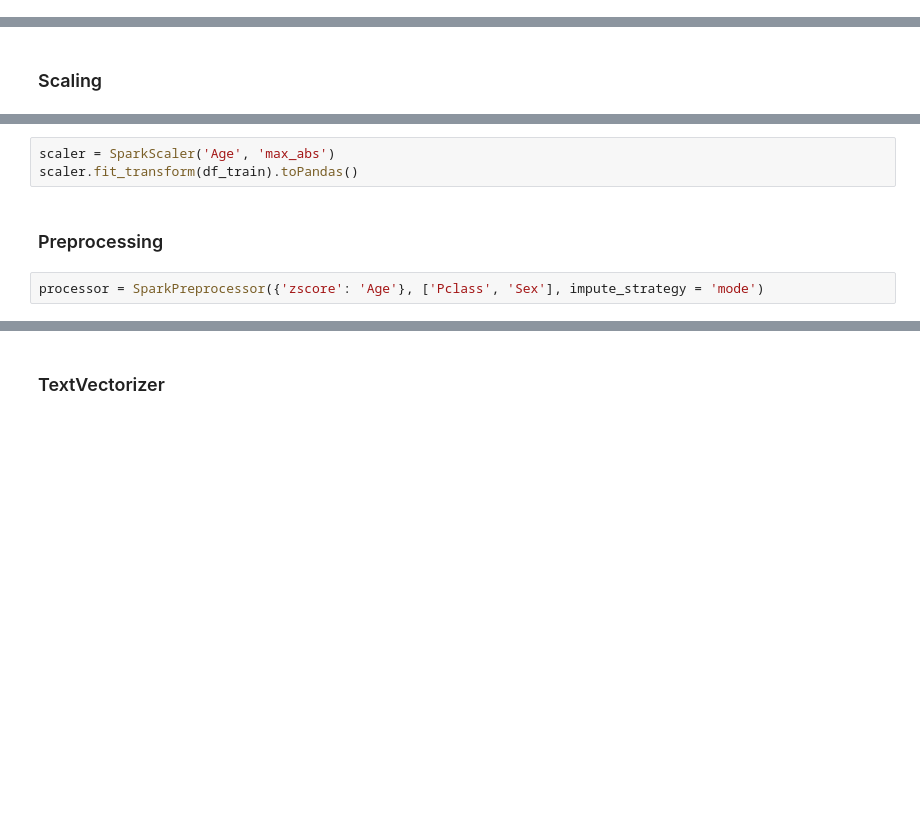
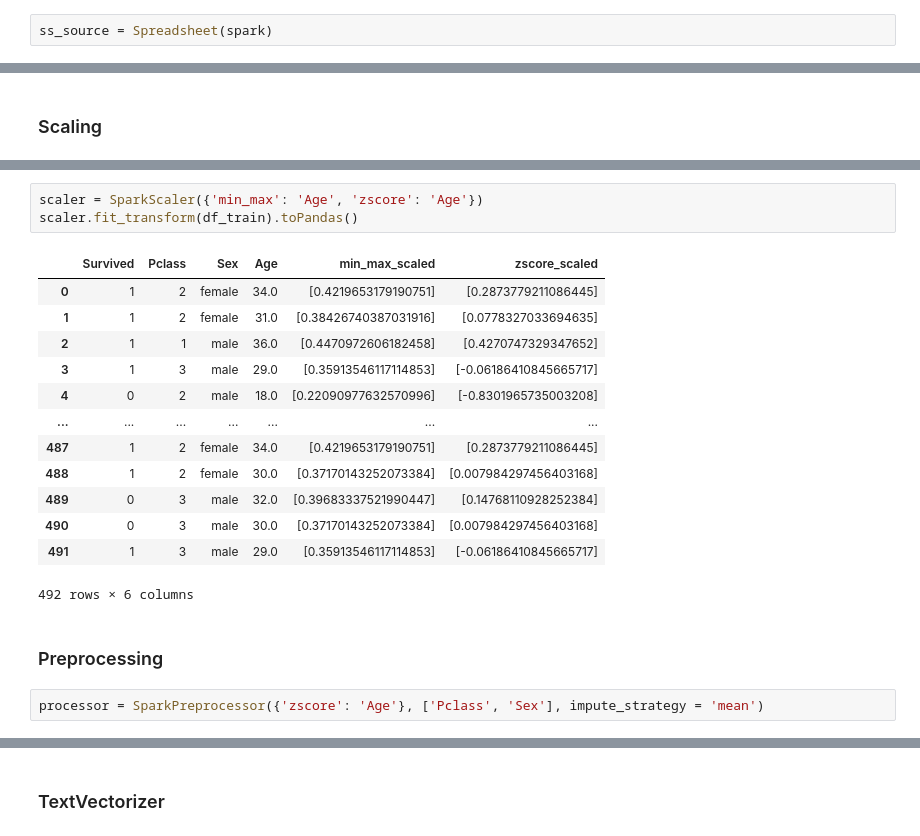
Before and after one commit to A3Data/hermione, a Jupyter notebook: hermione/module_templates/__IMPLEMENTED_PYSPARK__/src/ml/notebooks/Examples.ipynb, the cells around one changed output, grey strips where cells are left out. Cells and saved outputs as stored; diff of their text form; blank space fills up the shorter version.

```diff
--- a/hermione/module_templates/__IMPLEMENTED_PYSPARK__/src/ml/notebooks/Examples.ipynb
+++ b/hermione/module_templates/__IMPLEMENTED_PYSPARK__/src/ml/notebooks/Examples.ipynb
@@ -32 +34,3 @@ spark = (
+# %%
+ss_source = Spreadsheet(spark)
 # %%
@@ -47,9 +105,23 @@ scaler.transform(df_train).toPandas()
 # %%
-scaler = SparkScaler('Age', 'max_abs')
+scaler = SparkScaler({'min_max': 'Age', 'zscore': 'Age'})
 scaler.fit_transform(df_train).toPandas()
+# %% [output]
+|  | Survived | Pclass | Sex | Age | min_max_scaled | zscore_scaled |
+| 0 | 1 | 2 | female | 34.0 | [0.4219653179190751] | [0.2873779211086445] |
+| 1 | 1 | 2 | female | 31.0 | [0.38426740387031916] | [0.0778327033694635] |
+| 2 | 1 | 1 | male | 36.0 | [0.4470972606182458] | [0.4270747329347652] |
+| 3 | 1 | 3 | male | 29.0 | [0.35913546117114853] | [-0.06186410845665717] |
+| 4 | 0 | 2 | male | 18.0 | [0.22090977632570996] | [-0.8301965735003208] |
+| ... | ... | ... | ... | ... | ... | ... |
+| 487 | 1 | 2 | female | 34.0 | [0.4219653179190751] | [0.2873779211086445] |
+| 488 | 1 | 2 | female | 30.0 | [0.37170143252073384] | [0.007984297456403168] |
+| 489 | 0 | 3 | male | 32.0 | [0.39683337521990447] | [0.14768110928252384] |
+| 490 | 0 | 3 | male | 30.0 | [0.37170143252073384] | [0.007984297456403168] |
+| 491 | 1 | 3 | male | 29.0 | [0.35913546117114853] | [-0.06186410845665717] |
+492 rows × 6 columns
 # %% [markdown]
 ### Preprocessing
 # %%
-processor = SparkPreprocessor({'zscore': 'Age'}, ['Pclass', 'Sex'], impute_strategy = 'mode')
+processor = SparkPreprocessor({'zscore': 'Age'}, ['Pclass', 'Sex'], impute_strategy = 'mean')
 # %%
 processor.fit(df_train)
```
Also changed, not shown: parts of 33 cells of this notebook, 11 other files.
